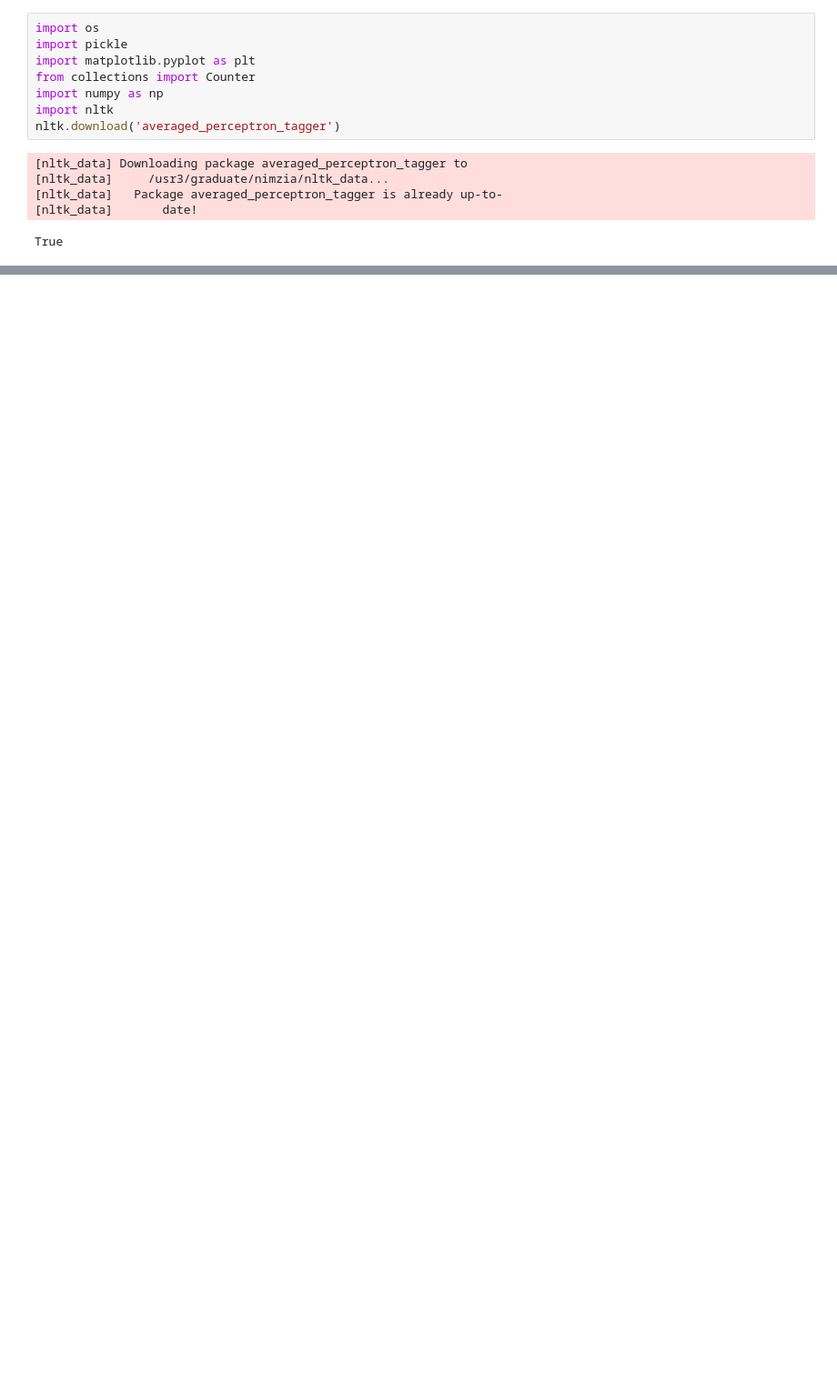
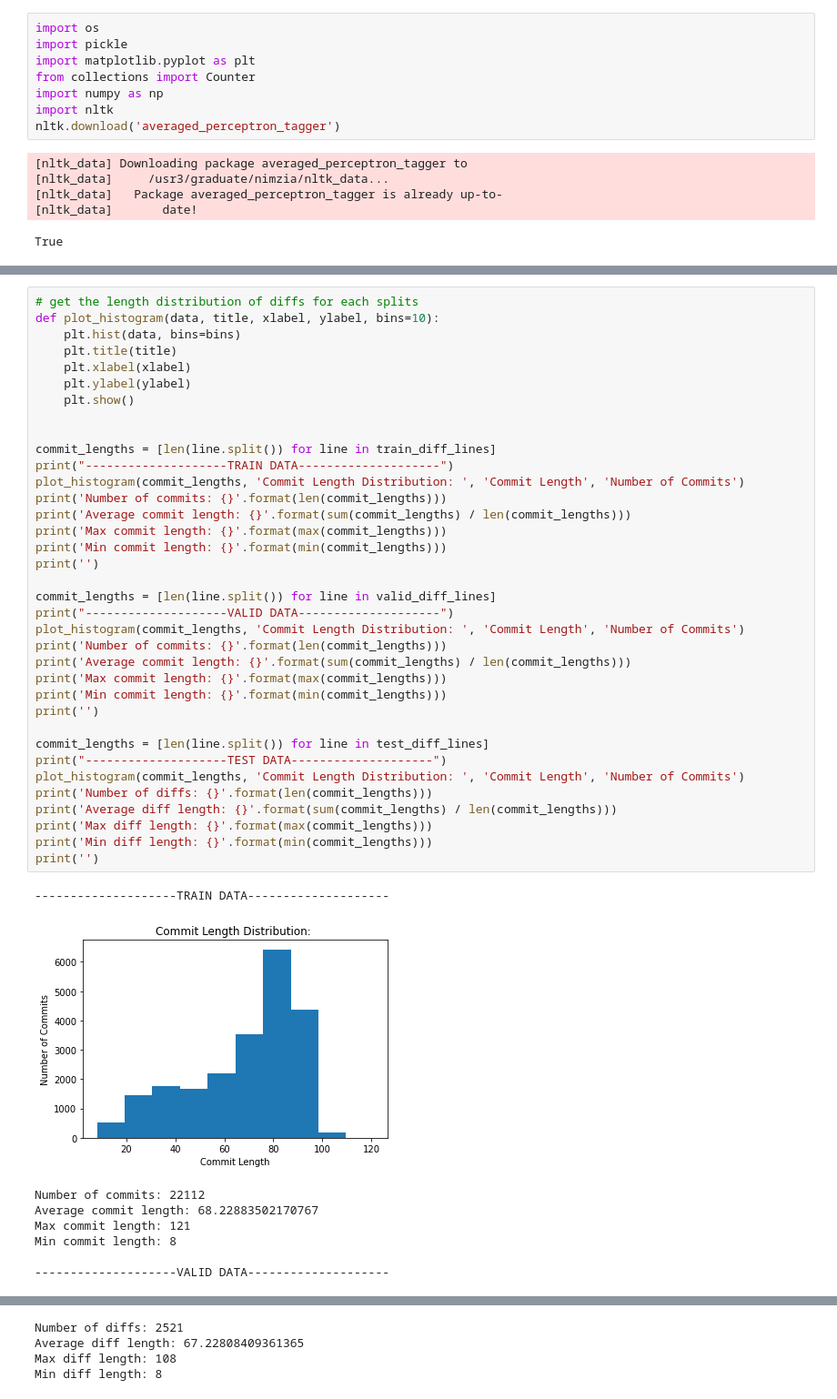
Before and after one commit to appledora/commit_generation, a Jupyter notebook: EDA.ipynb, the cells around one changed output, grey strips where cells are left out. Shown at 91% size. Drawn from its saved outputs; the diff is of its cells as text; blank space fills up the shorter version.

```diff
--- a/EDA.ipynb
+++ b/EDA.ipynb
@@ -163,0 +152,45 @@ Min commit length: 1
+# %%
+# get the length distribution of diffs for each splits
+def plot_histogram(data, title, xlabel, ylabel, bins=10):
+    plt.hist(data, bins=bins)
+    plt.title(title)
+    plt.xlabel(xlabel)
+    plt.ylabel(ylabel)
+    plt.show()
+
+
+commit_lengths = [len(line.split()) for line in train_diff_lines]
+print("--------------------TRAIN DATA--------------------")
+plot_histogram(commit_lengths, 'Commit Length Distribution: ', 'Commit Length', 'Number of Commits')
+print('Number of commits: {}'.format(len(commit_lengths)))
+print('Average commit length: {}'.format(sum(commit_lengths) / len(commit_lengths)))
+print('Max commit length: {}'.format(max(commit_lengths)))
+print('Min commit length: {}'.format(min(commit_lengths)))
+print('')
+
+commit_lengths = [len(line.split()) for line in valid_diff_lines]
+print("--------------------VALID DATA--------------------")
+plot_histogram(commit_lengths, 'Commit Length Distribution: ', 'Commit Length', 'Number of Commits')
+print('Number of commits: {}'.format(len(commit_lengths)))
+print('Average commit length: {}'.format(sum(commit_lengths) / len(commit_lengths)))
+print('Max commit length: {}'.format(max(commit_lengths)))
+print('Min commit length: {}'.format(min(commit_lengths)))
+print('')
+
+commit_lengths = [len(line.split()) for line in test_diff_lines]
+print("--------------------TEST DATA--------------------")
+plot_histogram(commit_lengths, 'Commit Length Distribution: ', 'Commit Length', 'Number of Commits')
+print('Number of diffs: {}'.format(len(commit_lengths)))
+print('Average diff length: {}'.format(sum(commit_lengths) / len(commit_lengths)))
+print('Max diff length: {}'.format(max(commit_lengths)))
+print('Min diff length: {}'.format(min(commit_lengths)))
+print('')
+# %% [output]
+--------------------TRAIN DATA--------------------
+[figure, added]
+Number of commits: 22112
+Average commit length: 68.22883502170767
+Max commit length: 121
+Min commit length: 8
+
+--------------------VALID DATA--------------------
@@ -164,2 +205,6 @@ Min commit length: 1
+Number of diffs: 2521
+Average diff length: 67.22808409361365
+Max diff length: 108
+Min diff length: 8
 # %% [markdown]
 ### Most frequent words
```
Also changed, not shown: parts of 16 cells of this notebook.
